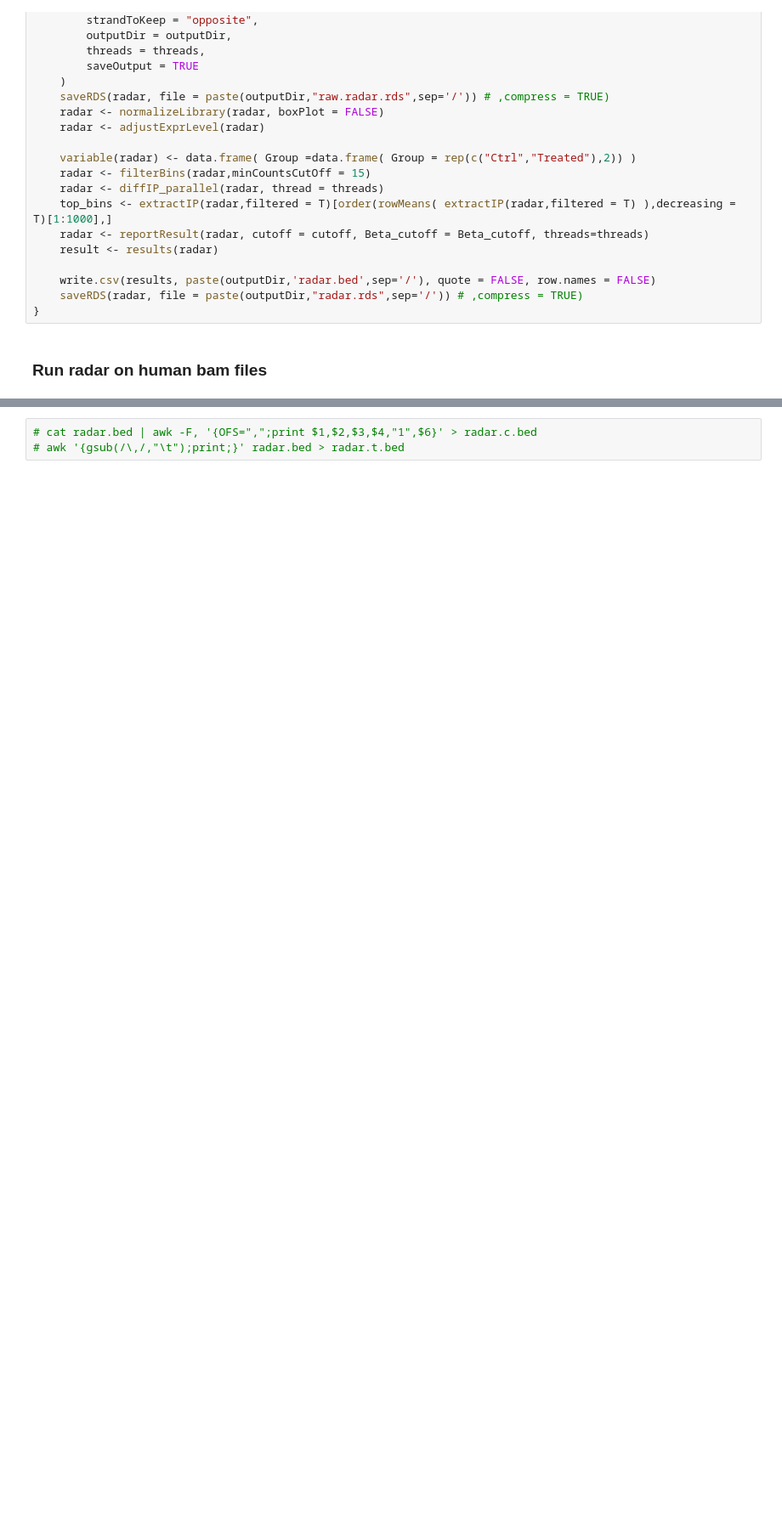
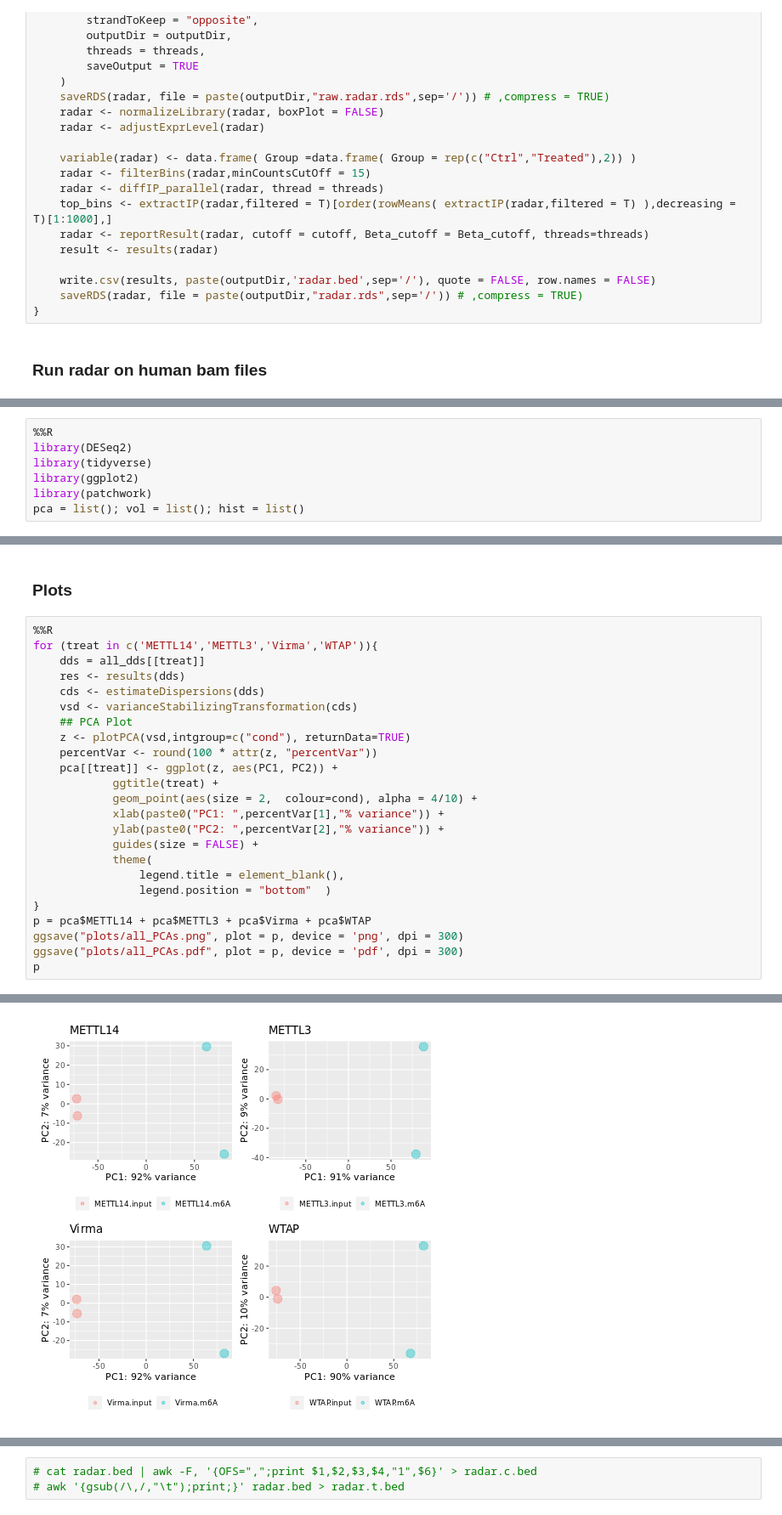
Before and after one commit to goodarzilab/Abe, a Jupyter notebook: People/Judd/notebook.ipynb, the cells around one changed output, grey strips where cells are left out. Shown at 85% size. Saved outputs shown, nothing was run; the diff lists cells and outputs as text; blank space fills up the shorter version.

```diff
--- a/People/Judd/notebook.ipynb
+++ b/People/Judd/notebook.ipynb
@@ -219,0 +288,7 @@ There are 6961 reported differential loci at FDR < 0.1 and logFoldChange > 0.5.
+# %%
+%%R
+library(DESeq2)
+library(tidyverse)
+library(ggplot2)
+library(patchwork)
+pca = list(); vol = list(); hist = list()
@@ -219,0 +344,27 @@ There are 6961 reported differential loci at FDR < 0.1 and logFoldChange > 0.5.
+# %% [markdown]
+### Plots
+# %%
+%%R
+for (treat in c('METTL14','METTL3','Virma','WTAP')){
+    dds = all_dds[[treat]]
+    res <- results(dds)
+    cds <- estimateDispersions(dds)
+    vsd <- varianceStabilizingTransformation(cds)
+    ## PCA Plot
+    z <- plotPCA(vsd,intgroup=c("cond"), returnData=TRUE)
+    percentVar <- round(100 * attr(z, "percentVar"))
+    pca[[treat]] <- ggplot(z, aes(PC1, PC2)) +
+            ggtitle(treat) +
+            geom_point(aes(size = 2,  colour=cond), alpha = 4/10) +
+            xlab(paste0("PC1: ",percentVar[1],"% variance")) +
+            ylab(paste0("PC2: ",percentVar[2],"% variance")) +
+            guides(size = FALSE) +
+            theme(
+                legend.title = element_blank(),
+                legend.position = "bottom"  )
+}
+p = pca$METTL14 + pca$METTL3 + pca$Virma + pca$WTAP
+ggsave("plots/all_PCAs.png", plot = p, device = 'png', dpi = 300)
+ggsave("plots/all_PCAs.pdf", plot = p, device = 'pdf', dpi = 300)
+p
+# %% [output]
@@ -219,0 +388 @@ There are 6961 reported differential loci at FDR < 0.1 and logFoldChange > 0.5.
+[figure, added]
```
Also changed, not shown: parts of 46 cells of this notebook, 17 other files.
